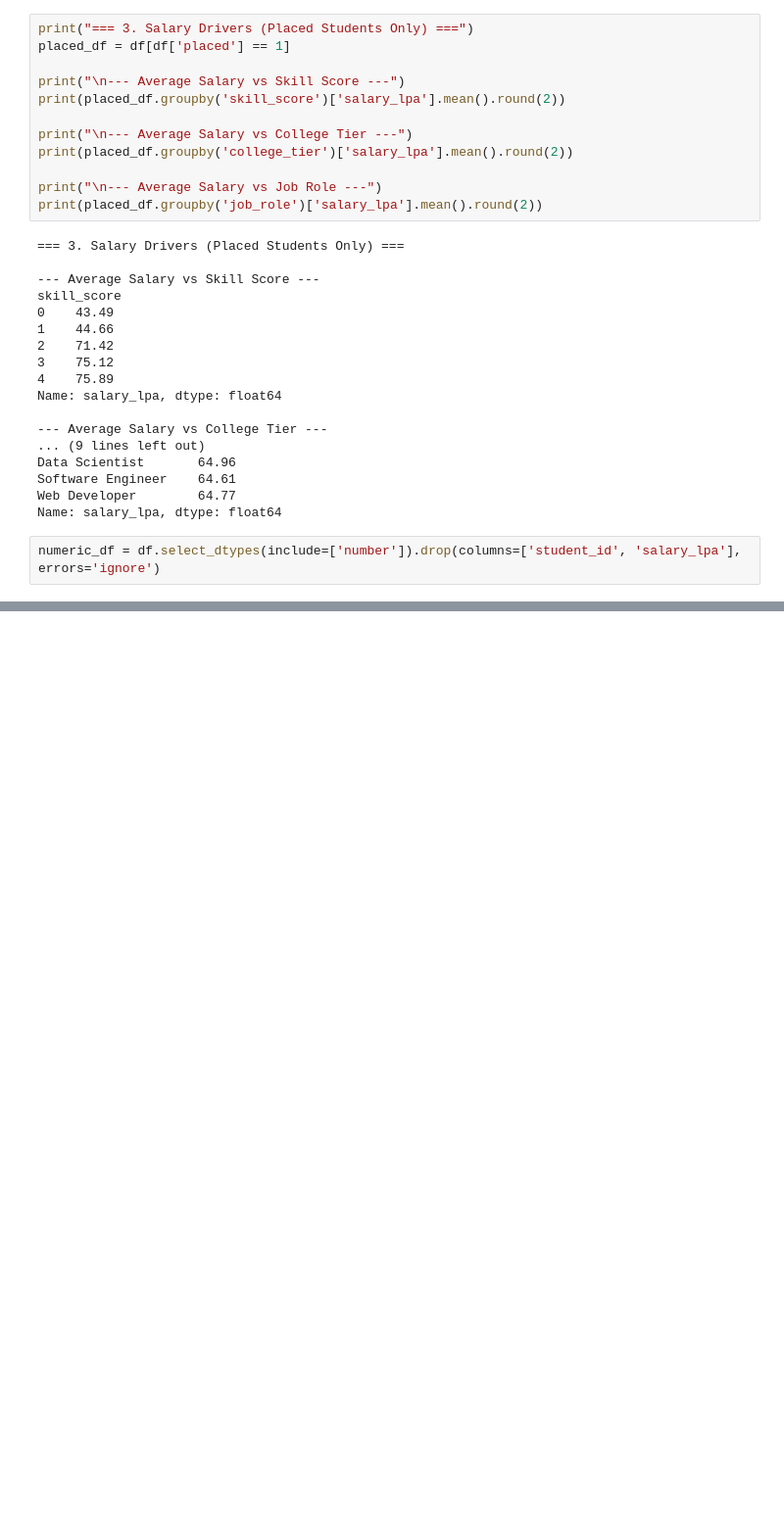
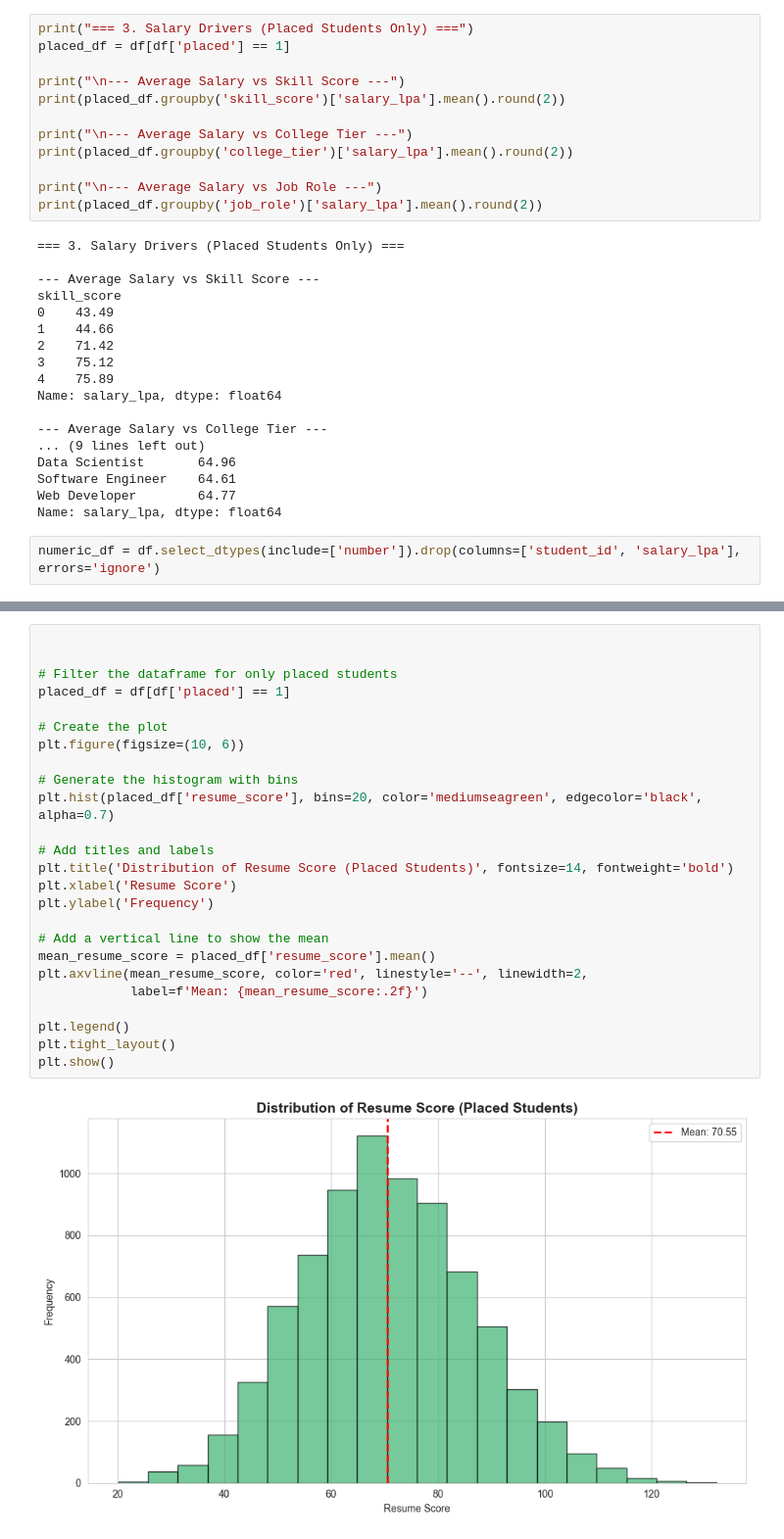
Before and after one commit to UvaishLunsheth/student-placement-project, a Jupyter notebook: notebooks/02_eda.ipynb, the cells around one changed output, grey strips where cells are left out. Shown at 98% size. Drawn from its saved outputs; the diff is of its cells as text; blank space fills up the shorter version.

```diff
--- a/notebooks/02_eda.ipynb
+++ b/notebooks/02_eda.ipynb
@@ -395,0 +449,27 @@ list(numeric_df)
+# %%
+
+
+# Filter the dataframe for only placed students
+placed_df = df[df['placed'] == 1]
+
+# Create the plot
+plt.figure(figsize=(10, 6))
+
+# Generate the histogram with bins
+plt.hist(placed_df['resume_score'], bins=20, color='mediumseagreen', edgecolor='black', alpha=0.7)
+
+# Add titles and labels
+plt.title('Distribution of Resume Score (Placed Students)', fontsize=14, fontweight='bold')
+plt.xlabel('Resume Score')
+plt.ylabel('Frequency')
+
+# Add a vertical line to show the mean
+mean_resume_score = placed_df['resume_score'].mean()
+plt.axvline(mean_resume_score, color='red', linestyle='--', linewidth=2,
+            label=f'Mean: {mean_resume_score:.2f}')
+
+plt.legend()
+plt.tight_layout()
+plt.show()
+# %% [output]
+[figure, added]
```
Also changed, not shown: parts of 9 cells of this notebook, 5 other files.
